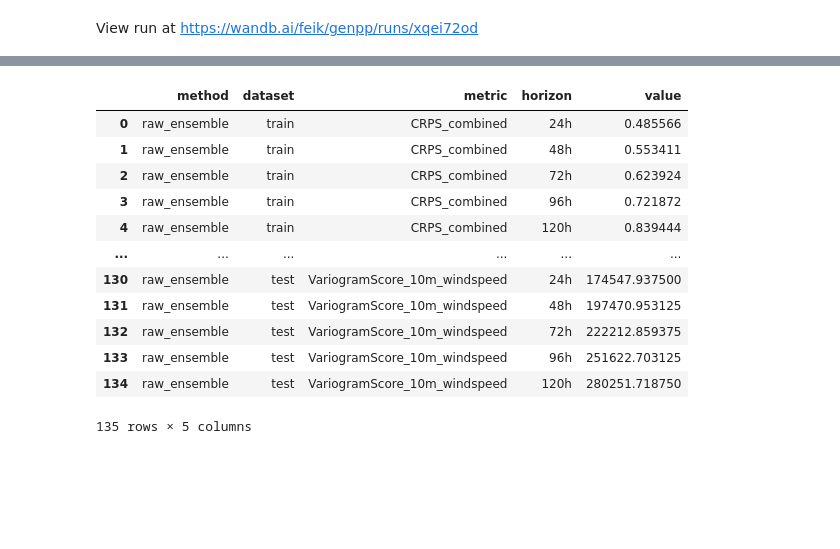
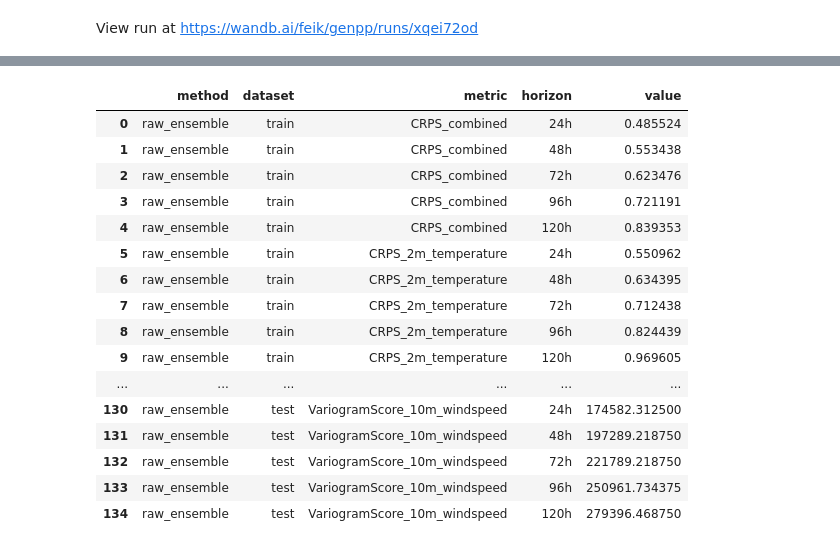
Before and after one commit to m-j-w-f/GenPP, a Jupyter notebook: src/genpp/eval/base_scores.ipynb, the cells around one changed output, grey strips where cells are left out. Drawn from its saved outputs; the diff is of its cells as text; code cells hidden in the pictures; blank space fills up the shorter version.

Commit message:
update baseline scores

```diff
--- a/src/genpp/eval/base_scores.ipynb
+++ b/src/genpp/eval/base_scores.ipynb
@@ -167,9 +193,25 @@ def score(ens: xr.DataArray, obs: xr.DataArray, skip_variogram: bool):
 # %% [markdown]
 ## Put everything together
 # %%
+split_predictions = {
+    "train": TRAIN_PREDICTIONS,
+    "val": VAL_PREDICTIONS,
+    "test": TEST_PREDICTIONS,
+}
+
 scores = {}
-for split, time_slice in cfg.items():
-    print(f"Scoring split: {split}: {time_slice}")
-    ens, obs = load_data(time_slice)
+for split, predictions in split_predictions.items():
+    if not isinstance(predictions, pd.MultiIndex):
+        raise TypeError(f"{split} predictions must be a pandas.MultiIndex")
+
+    expected_names = ["time", "prediction_timedelta"]
+    if list(predictions.names) != expected_names:
+        predictions = predictions.set_names(expected_names)
+
+    print(
+        f"Scoring split: {split} ({len(predictions)} predictions) "
+        f"with index names={predictions.names}"
+    )
+    ens, obs = load_data(predictions)
     scores[split] = score(ens, obs, skip_variogram=False)
 # %% [output]
@@ -227,11 +272,12 @@ try:
         active_run.summary.update(scores)
 
 except Exception:
+    print(f"Run with ID {run_id} not found. Creating a new run.")
     # If it does not exist, create a new one
     run = wandb.init(
         project="genpp",
         name="ifs-raw-ensemble-baseline-scores",
-        tags=["baseline", "best"],
+        tags=["baseline", "best", "final"],
         config={
             "name": "raw_ensemble",
             "description": "Baseline scores for raw IFS ensemble forecasts",
@@ -275,16 +321,21 @@ View project at https://wandb.ai/feik/genpp
 # %%
+pd.set_option("display.max_rows", 200)
 df
 # %% [output]
 |  | method | dataset | metric | horizon | value |
-| 0 | raw_ensemble | train | CRPS_combined | 24h | 0.485566 |
-| 1 | raw_ensemble | train | CRPS_combined | 48h | 0.553411 |
-| 2 | raw_ensemble | train | CRPS_combined | 72h | 0.623924 |
-| 3 | raw_ensemble | train | CRPS_combined | 96h | 0.721872 |
-| 4 | raw_ensemble | train | CRPS_combined | 120h | 0.839444 |
+| 0 | raw_ensemble | train | CRPS_combined | 24h | 0.485524 |
+| 1 | raw_ensemble | train | CRPS_combined | 48h | 0.553438 |
+| 2 | raw_ensemble | train | CRPS_combined | 72h | 0.623476 |
+| 3 | raw_ensemble | train | CRPS_combined | 96h | 0.721191 |
+| 4 | raw_ensemble | train | CRPS_combined | 120h | 0.839353 |
+| 5 | raw_ensemble | train | CRPS_2m_temperature | 24h | 0.550962 |
+| 6 | raw_ensemble | train | CRPS_2m_temperature | 48h | 0.634395 |
+| 7 | raw_ensemble | train | CRPS_2m_temperature | 72h | 0.712438 |
+| 8 | raw_ensemble | train | CRPS_2m_temperature | 96h | 0.824439 |
+| 9 | raw_ensemble | train | CRPS_2m_temperature | 120h | 0.969605 |
 | ... | ... | ... | ... | ... | ... |
-| 130 | raw_ensemble | test | VariogramScore_10m_windspeed | 24h | 174547.937500 |
-| 131 | raw_ensemble | test | VariogramScore_10m_windspeed | 48h | 197470.953125 |
-| 132 | raw_ensemble | test | VariogramScore_10m_windspeed | 72h | 222212.859375 |
-| 133 | raw_ensemble | test | VariogramScore_10m_windspeed | 96h | 251622.703125 |
-| 134 | raw_ensemble | test | VariogramScore_10m_windspeed | 120h | 280251.718750 |
+| 130 | raw_ensemble | test | VariogramScore_10m_windspeed | 24h | 174582.312500 |
+| 131 | raw_ensemble | test | VariogramScore_10m_windspeed | 48h | 197289.218750 |
+| 132 | raw_ensemble | test | VariogramScore_10m_windspeed | 72h | 221789.218750 |
+| 133 | raw_ensemble | test | VariogramScore_10m_windspeed | 96h | 250961.734375 |
+| 134 | raw_ensemble | test | VariogramScore_10m_windspeed | 120h | 279396.468750 |
-135 rows × 5 columns
```
Also changed, not shown: parts of 9 cells of this notebook.
